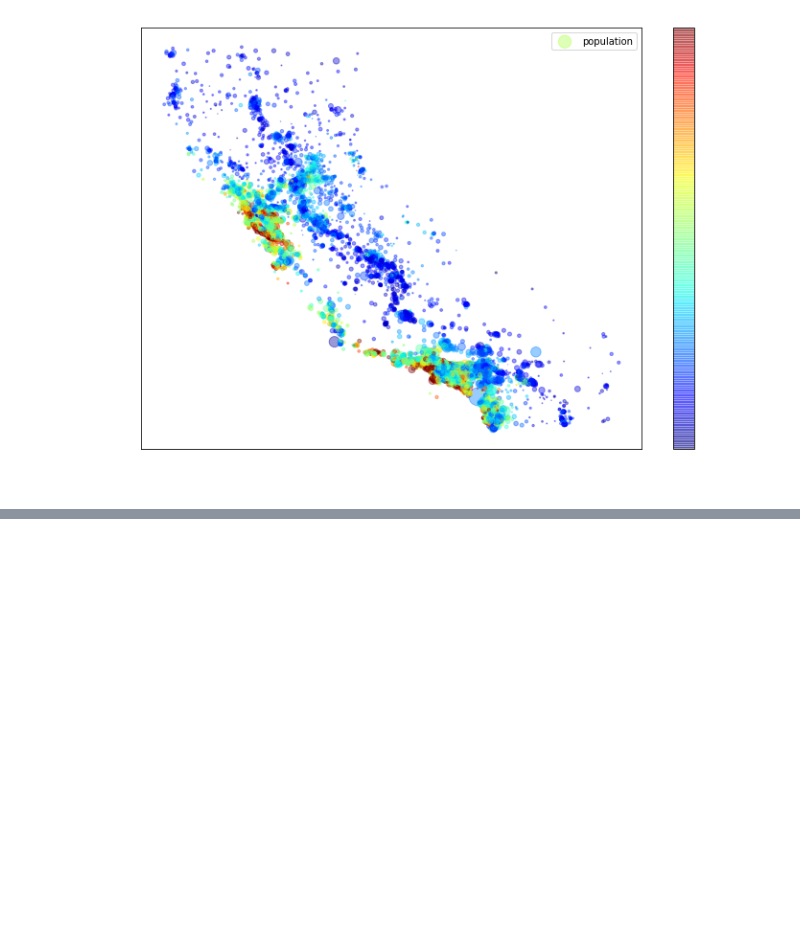
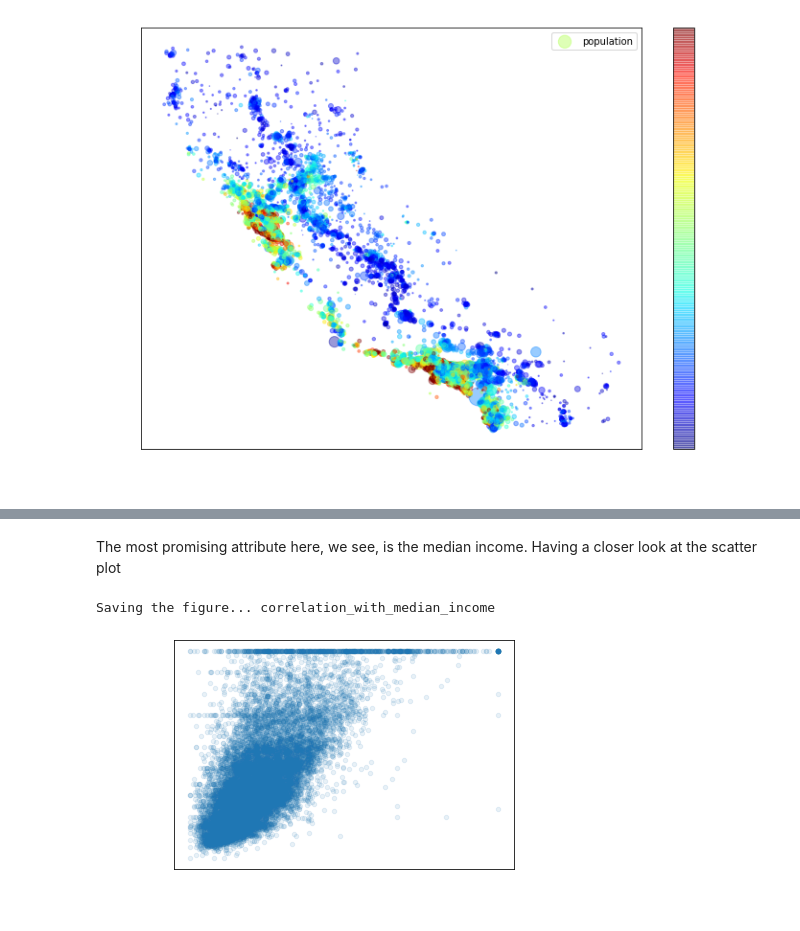
Before and after one commit to Zad-100/End-To-End-Machine-Learning-Project, a Jupyter notebook: housing.ipynb, the cells around one changed output, grey strips where cells are left out. Saved outputs shown, nothing was run; the diff lists cells and outputs as text; code cells hidden in the pictures; blank space fills up the shorter version.

```diff
--- a/housing.ipynb
+++ b/housing.ipynb
@@ -387,0 +420,10 @@ Saving the figure... housing_prices_with_cmap
+# %% [markdown]
+The most promising attribute here, we see, is the median income. Having a
+closer look at the scatter plot
+# %%
+trainDF.plot(kind="scatter", x="median_income", y="median_house_value",
+             alpha=0.1)
+saveFigures("correlation_with_median_income")
+# %% [output]
+Saving the figure... correlation_with_median_income
+[figure, added]
```
Also changed, not shown: parts of 19 cells of this notebook, 5 other files.
